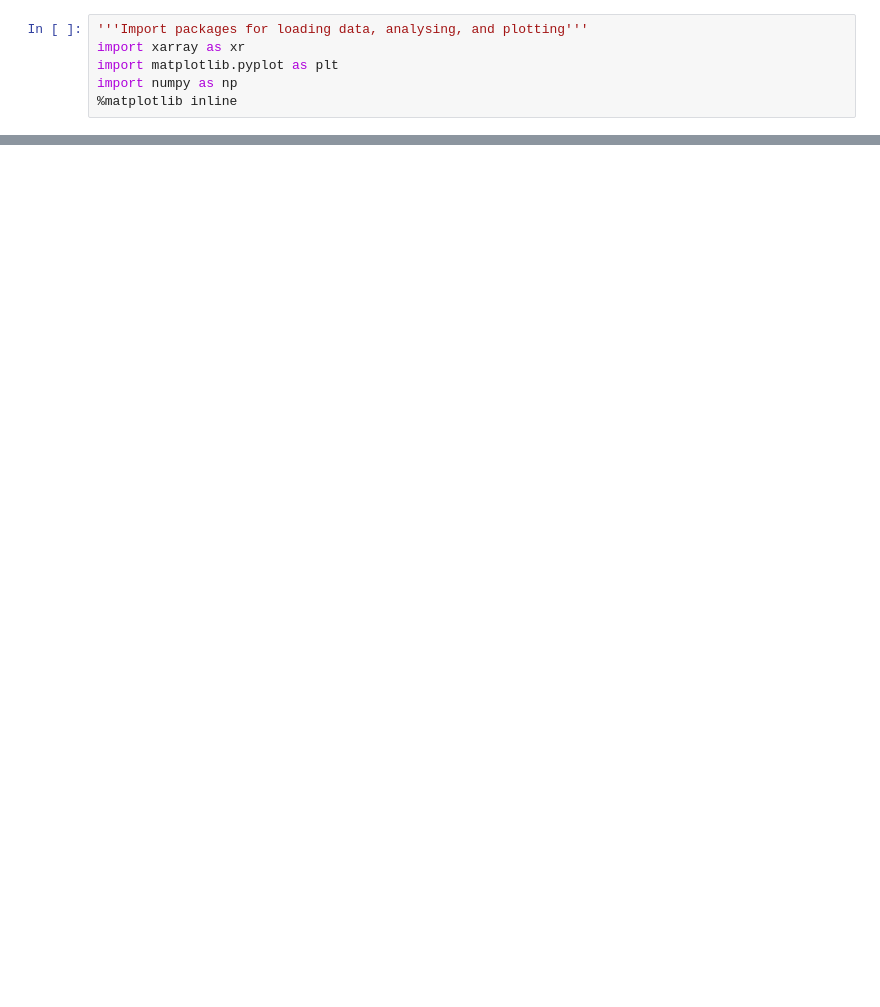
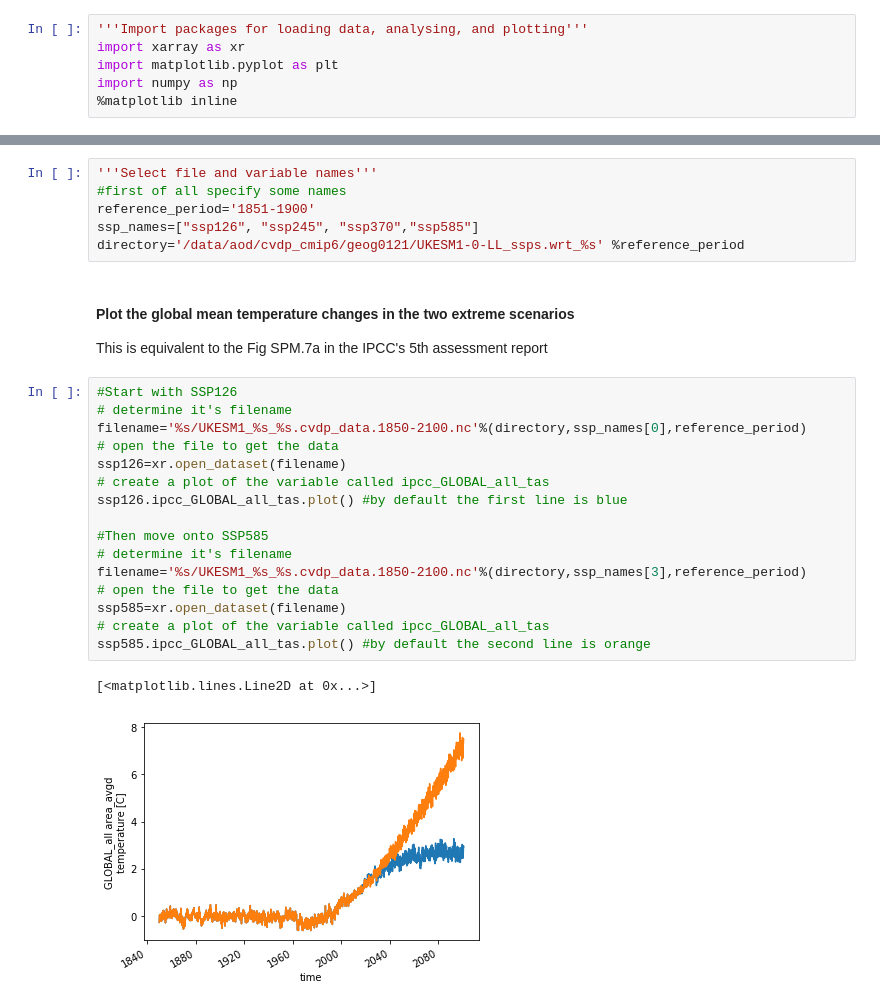
Before and after one commit to chrisbrierley/geog0121, a Jupyter notebook: practicals/UKESM1_in_Python/time_series_plot_examples.ipynb, the cells around one changed output, grey strips where cells are left out. Cells and saved outputs as stored; diff of their text form; blank space fills up the shorter version.

Commit message:
Got the time series plotting routines up to scratch

```diff
--- a/practicals/UKESM1_in_Python/time_series_plot_examples.ipynb
+++ b/practicals/UKESM1_in_Python/time_series_plot_examples.ipynb
@@ -543,0 +17,28 @@ d.close()
+# %%
+'''Select file and variable names'''
+#first of all specify some names
+reference_period='1851-1900'
+ssp_names=["ssp126", "ssp245", "ssp370","ssp585"]
+directory='/data/aod/cvdp_cmip6/geog0121/UKESM1-0-LL_ssps.wrt_%s' %reference_period
+# %% [markdown]
+#### Plot the global mean temperature changes in the two extreme scenarios
+This is equivalent to the Fig SPM.7a in the IPCC's 5th assessment report
+# %%
+#Start with SSP126
+# determine it's filename
+filename='%s/UKESM1_%s_%s.cvdp_data.1850-2100.nc'%(directory,ssp_names[0],reference_period)
+# open the file to get the data
+ssp126=xr.open_dataset(filename)
+# create a plot of the variable called ipcc_GLOBAL_all_tas
+ssp126.ipcc_GLOBAL_all_tas.plot() #by default the first line is blue
+
+#Then move onto SSP585
+# determine it's filename
+filename='%s/UKESM1_%s_%s.cvdp_data.1850-2100.nc'%(directory,ssp_names[3],reference_period)
+# open the file to get the data
+ssp585=xr.open_dataset(filename)
+# create a plot of the variable called ipcc_GLOBAL_all_tas
+ssp585.ipcc_GLOBAL_all_tas.plot() #by default the second line is orange
+# %% [output]
+[<matplotlib.lines.Line2D at 0x...>]
+[figure, added]
```
Also changed, not shown: parts of 69 cells of this notebook, 1 other file.
